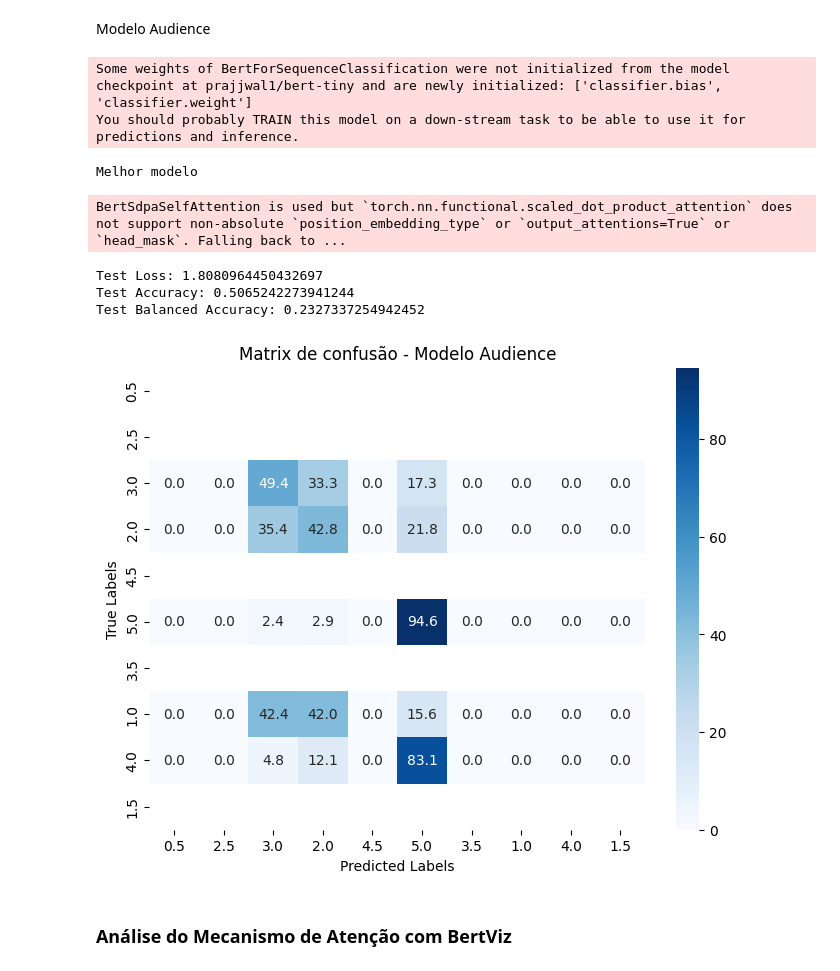
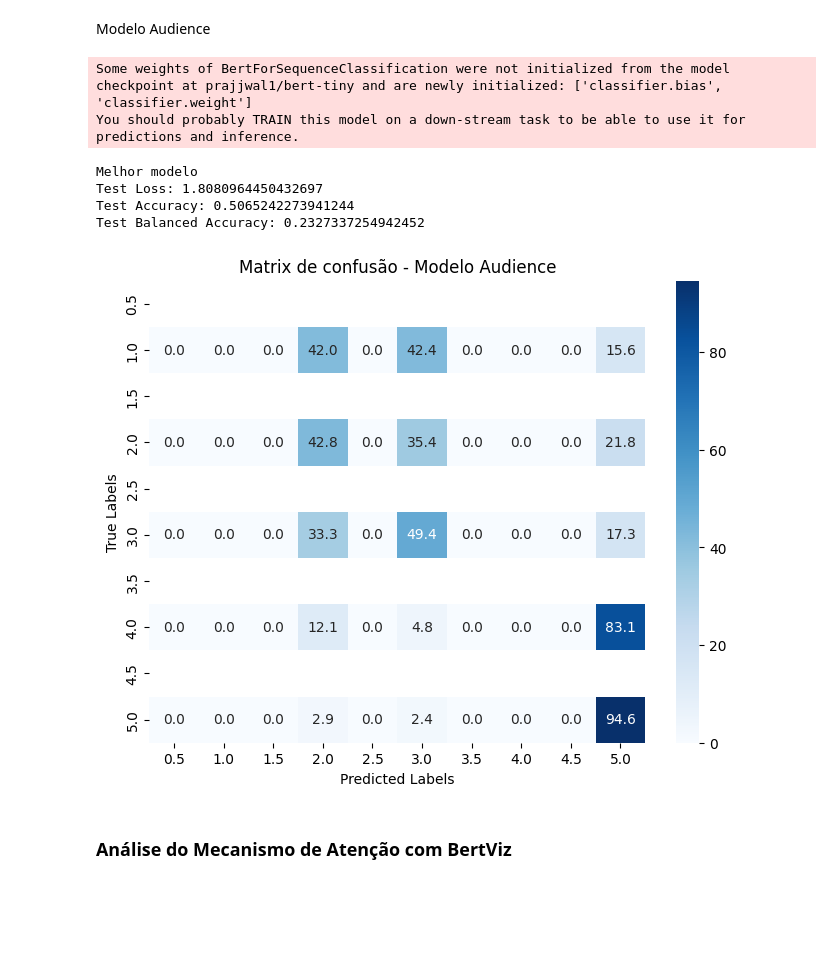
Before and after one commit to wihika/INF0619, a Jupyter notebook: INF0619_Classificacao_de_revisoes_de_filmes_weight.ipynb, the cells around one changed output. Cells and saved outputs as stored; diff of their text form; code cells hidden in the pictures; blank space fills up the shorter version.

```diff
--- a/INF0619_Classificacao_de_revisoes_de_filmes_weight.ipynb
+++ b/INF0619_Classificacao_de_revisoes_de_filmes_weight.ipynb
@@ -799,29 +799,29 @@ Modelo Audience
 # %%
 best_epoch_audience = 5
 model_config_audience = f'finetuned_AUDIENCE_{best_epoch_audience}.model'
 best_model_audience = AutoModelForSequenceClassification.from_pretrained(MODEL_NAME, num_labels=NUM_LABELS_AUDIENCE, output_attentions=True, output_hidden_states=False)
 best_model_audience.load_state_dict(torch.load(model_config_audience, map_location=torch.device('cpu')))
 best_model_audience.to(DEVICE)
 
 print("Melhor modelo")
 _, preds, labels = Test(best_model_audience, dataloader_test_audience, DEVICE)
 print(f'Test Loss: {_}')
 preds_array = numpy.argmax(preds, axis=1)
 val_accuracy_2 = accuracy_score(labels, preds_array)
 print(f'Test Accuracy: {val_accuracy_2}')
 val_balanced_accuracy_2 = balanced_accuracy_score(labels, preds_array)
 print(f'Test Balanced Accuracy: {val_balanced_accuracy_2}')
 
+distinct_rating_labels.sort()
 ConfusionMatrix(labels, preds_array, title="Matrix de confusão - Modelo Audience", classes_list=distinct_rating_labels)
 # %% [output]
 Some weights of BertForSequenceClassification were not initialized from the model checkpoint at prajjwal1/bert-tiny and are newly initialized: ['classifier.bias', 'classifier.weight']
 You should probably TRAIN this model on a down-stream task to be able to use it for predictions and inference.
 Melhor modelo
+Test Loss: 1.8080964450432697
+Test Accuracy: 0.5065242273941244
+Test Balanced Accuracy: 0.2327337254942452
-BertSdpaSelfAttention is used but `torch.nn.functional.scaled_dot_product_attention` does not support non-absolute `position_embedding_type` or `output_attentions=True` or `head_mask`. Falling back to ...
-Test Loss: 1.8080964450432697
-Test Accuracy: 0.5065242273941244
-Test Balanced Accuracy: 0.2327337254942452
-[figure, old version]
+[figure, new version]
 # %% [markdown]
 ### Análise do Mecanismo de Atenção com BertViz
 # %% [markdown]
```
